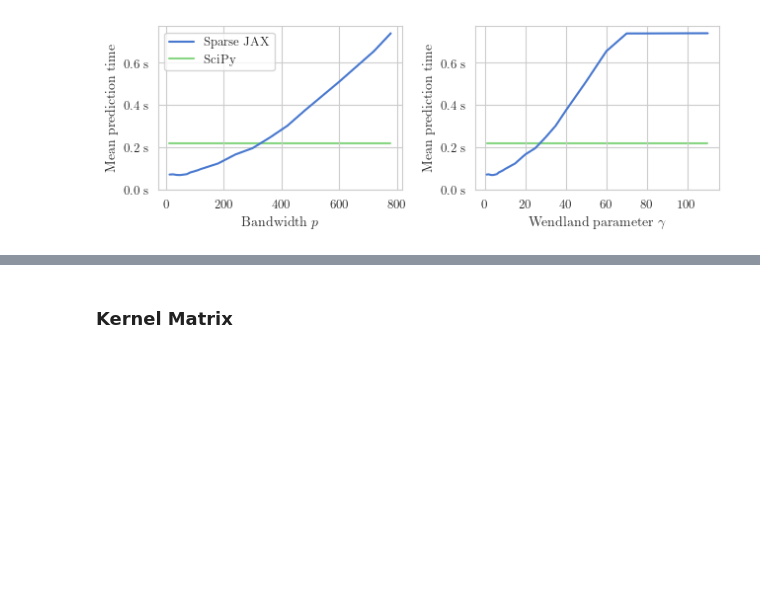
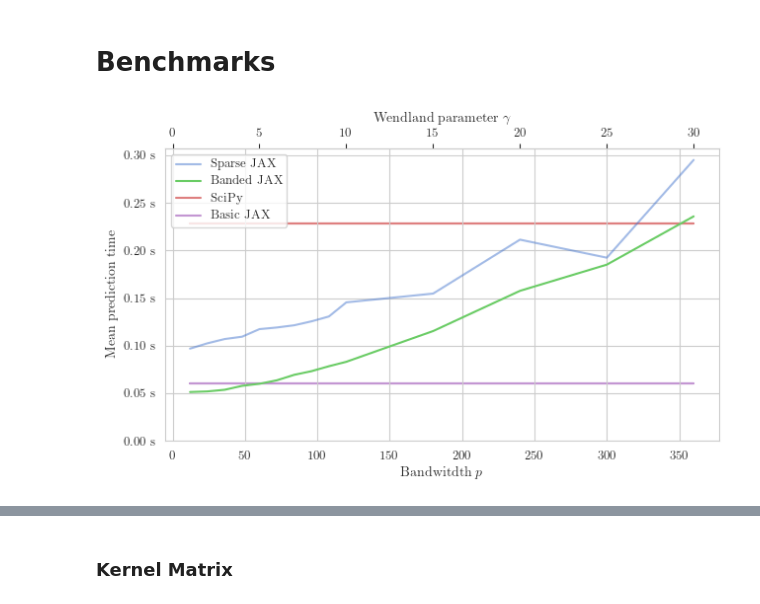
Before and after one commit to ItsNiklas/sparse-gaussian-processes, a Jupyter notebook: plots.ipynb, the cells around one changed output, grey strips where cells are left out. Cells and saved outputs as stored; diff of their text form; code cells hidden in the pictures; blank space fills up the shorter version.

Commit message:
Third benchmark, results

```diff
--- a/plots.ipynb
+++ b/plots.ipynb
@@ -80,35 +80,41 @@ plt.rcParams.update({
     # Cmap
     "image.cmap": "unimap"
 })
+# %% [markdown]
+# Benchmarks
 # %%
-df_ = pd.read_csv('applications/MaunaLoa.py.csv', header=0, index_col=0)
-full = df_.iloc[-1]
-df_ = df_.iloc[:-2]
+df = pd.read_csv('applications/res/MaunaLoa.py.csv', header=0)
 
-df_.wendland = pd.to_numeric(df_.wendland)
+df.wendland = pd.to_numeric(df.wendland)
 
-plt.show()
+df = df[(df.bw <=400)| (df.fun.eq('full')) | (df.fun.eq('jax'))]
 
-rng = np.random.RandomState(2)
+fig, axs = plt.subplots(1, 1, figsize=set_size(fraction=1, subplots=(1, 1)))
 
-fig, axs = plt.subplots(1, 2, figsize=set_size(fraction=1, subplots=(1, 1.7)))
+for i, ax in enumerate(np.ravel(axs)):
+    target = 'bw'
 
-for i, ax in enumerate(axs.flat):
-    target = ['bw', 'wendland'][i]
+    df_ = df[df.fun.eq('sparse')]
+    ax.plot(df_[target], df_.time, alpha = .5, label='Sparse JAX')
+    df_ = df[df.fun.eq('band')]
+    ax.plot(df_[target], df_.time, label='Banded JAX')
 
-    ax.plot(df_[target], df_.time, label='Sparse JAX')
-    ax.plot(df_[target], np.vectorize(lambda _ : full.time)(df_[target]), alpha = .8, zorder = -1, label = 'SciPy')
+    ax.plot(df[target], np.vectorize(lambda _ : df[df.fun.eq('full')].time)(df[target]), alpha = .8, zorder = -1, label = 'SciPy')
+    ax.plot(df[target], np.vectorize(lambda _ : df[df.fun.eq('jax')].time)(df[target]), alpha = .8, zorder = -1, label = 'Basic JAX')
 
-    ax.set_xlabel(rf"Wendland parameter $\gamma$" if i else rf"Bandwidth $p$")
+    secax = ax.secondary_xaxis('top', functions=(lambda x : x/12, lambda x : x * 12))
+    secax.set_xlabel('Wendland parameter $\gamma$')
+
+    ax.set_xlabel(rf"Bandwitdth $p$")
     ax.set_ylabel(rf"Mean prediction time")
-    ax.yaxis.set_major_formatter(matplotlib.ticker.FormatStrFormatter('%.1f s'))
+    ax.yaxis.set_major_formatter(matplotlib.ticker.FormatStrFormatter('%.2f s'))
     ax.set_ylim(bottom = 0)
 
     if i == 0:
-        ax.legend()
+        ax.legend(loc='upper left')
 
 plt.tight_layout()
 plt.show()
-#fig.savefig('wendlands.pdf', format='pdf', bbox_inches='tight')
+fig.savefig('maunaloabench.pdf', format='pdf', bbox_inches='tight')
 # %% [output]
-[figure, old version]
+[figure, new version]
```
Also changed, not shown: parts of 1 cell of this notebook, 4 other files.
